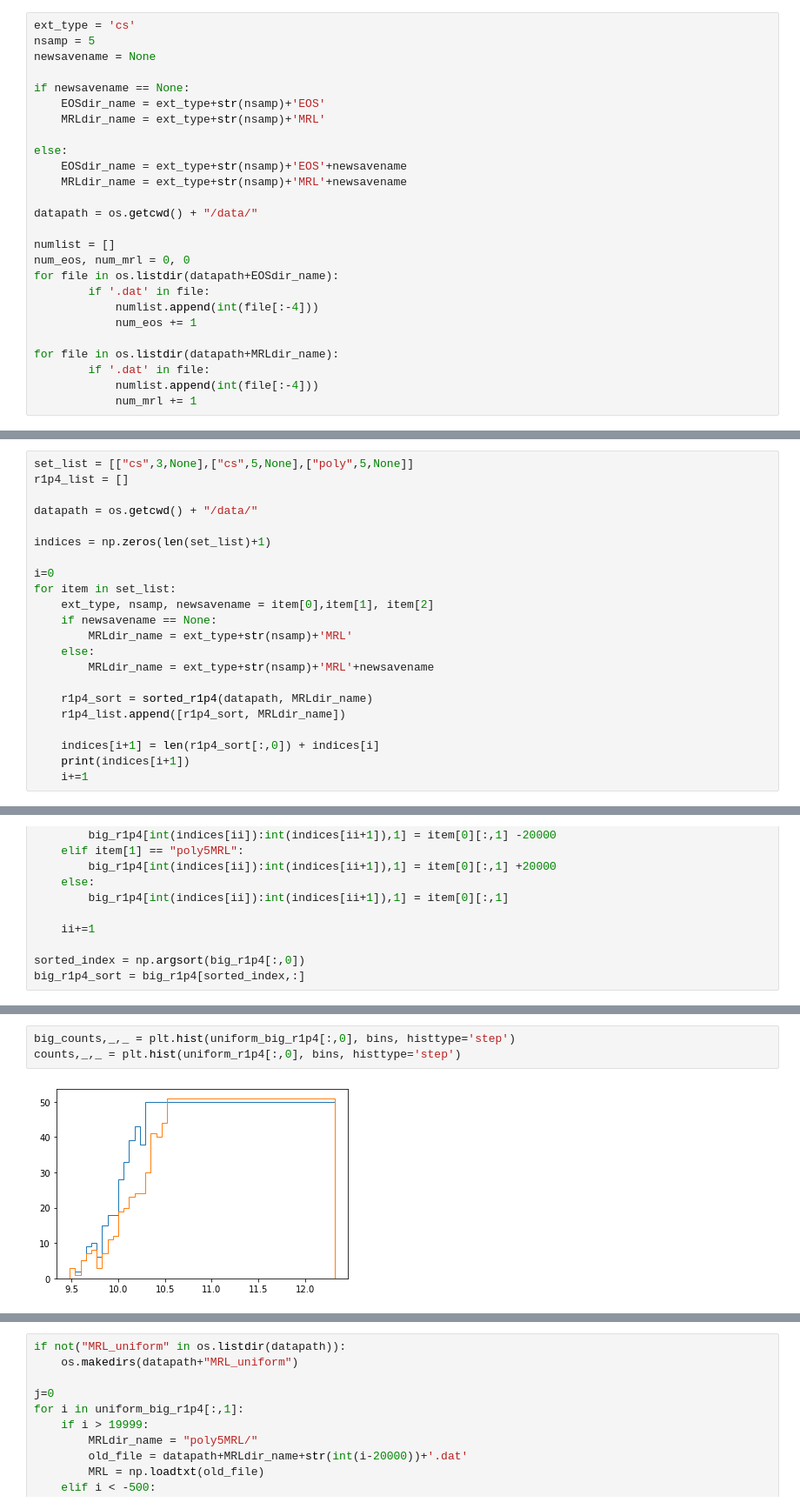
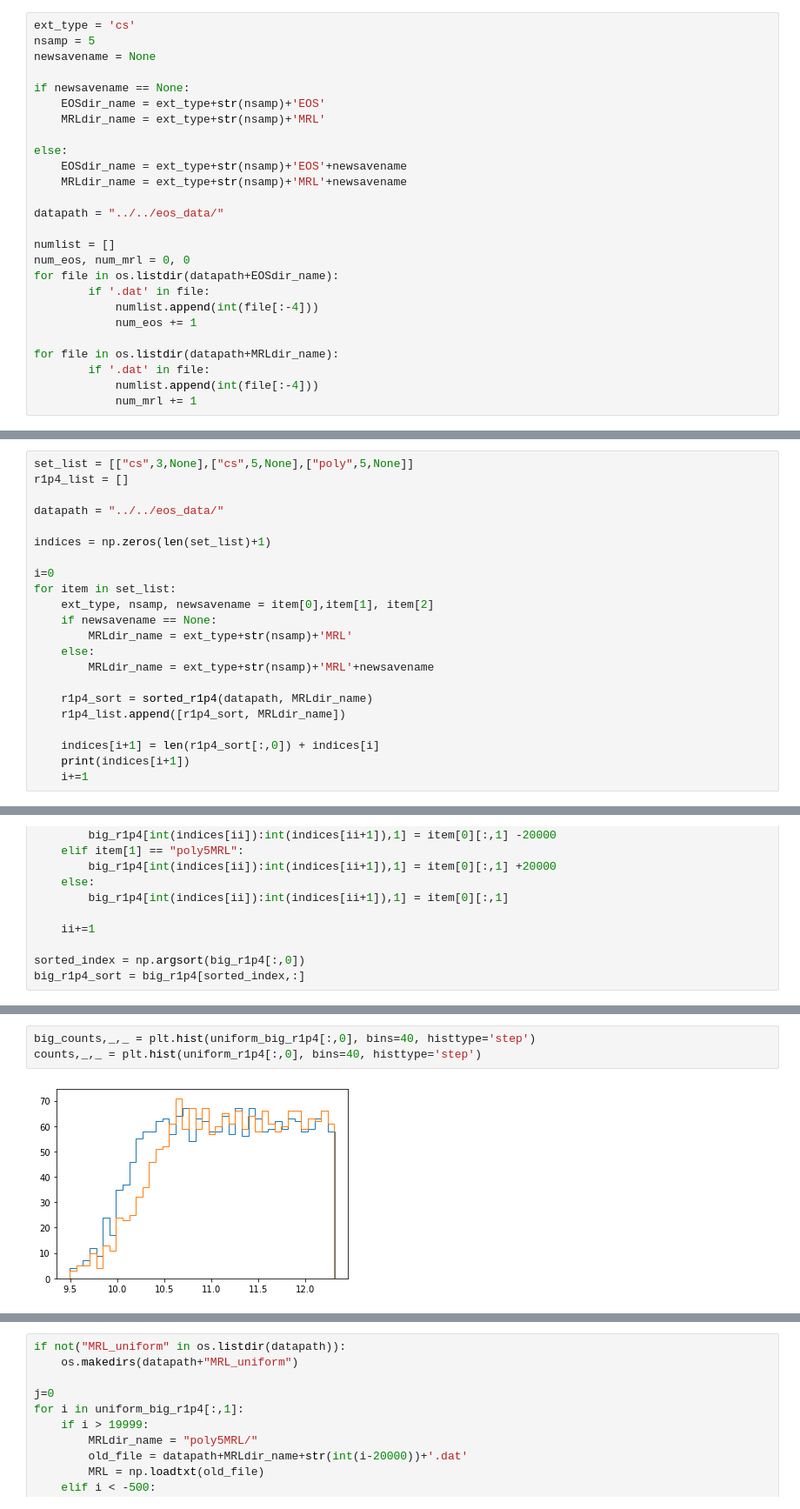
Before and after one commit to bking-astro/eos_construction, a Jupyter notebook: notebooks/make_uniform.ipynb, the cells around one changed output, grey strips where cells are left out. Shown: that part at 87% size. Drawn from its saved outputs; the diff is of its cells as text.

Commit message:
fixed making the uniform distribution

```diff
--- a/notebooks/make_uniform.ipynb
+++ b/notebooks/make_uniform.ipynb
@@ -59,7 +59,7 @@ else:
     EOSdir_name = ext_type+str(nsamp)+'EOS'+newsavename
     MRLdir_name = ext_type+str(nsamp)+'MRL'+newsavename
 
-datapath = os.getcwd() + "/data/"
+datapath = "../../eos_data/"
 
 numlist = []
 num_eos, num_mrl = 0, 0
@@ -178,7 +232,7 @@ for i in uniform_r1p4[:,1]:
 set_list = [["cs",3,None],["cs",5,None],["poly",5,None]]
 r1p4_list = []
 
-datapath = os.getcwd() + "/data/"
+datapath = "../../eos_data/"
 
 indices = np.zeros(len(set_list)+1)
 
@@ -239,8 +313,8 @@ for i in range(n_bins-1):
 # %%
-big_counts,_,_ = plt.hist(uniform_big_r1p4[:,0], bins, histtype='step')
-counts,_,_ = plt.hist(uniform_r1p4[:,0], bins, histtype='step')
+big_counts,_,_ = plt.hist(uniform_big_r1p4[:,0], bins=40, histtype='step')
+counts,_,_ = plt.hist(uniform_r1p4[:,0], bins=40, histtype='step')
 # %% [output]
-[figure, old version]
+[figure, new version]
 # %%
 # checking to be sure my differentiation worked
 plt.plot(range(0,uniform_big_r1p4[:,1].shape[0]),uniform_big_r1p4[:,1], 'o')
```
Also changed, not shown: parts of 10 cells of this notebook.
